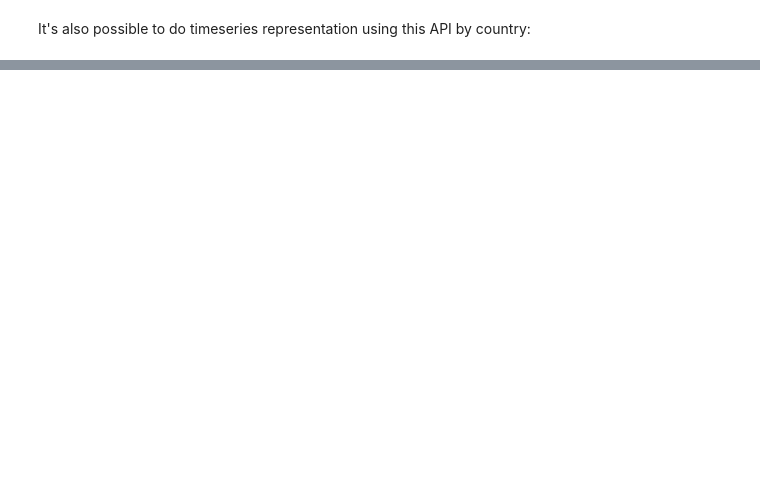
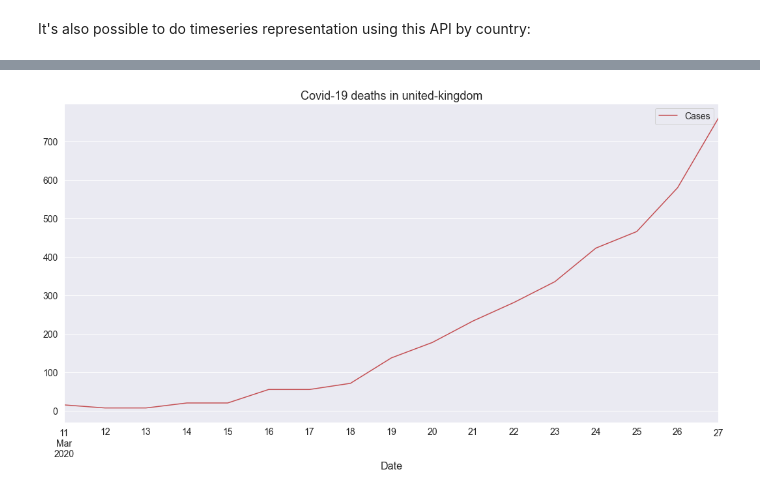
Before and after one commit to malminhas/covid, a Jupyter notebook: index.ipynb, the cells around one changed output, grey strips where cells are left out. Cells and saved outputs as stored; diff of their text form; code cells hidden in the pictures; blank space fills up the shorter version.

```diff
--- a/index.ipynb
+++ b/index.ipynb
@@ -61,0 +92,4 @@ plotCategoryByCountry('confirmed','united-kingdom')
+# %%
+plotCategoryByCountry('deaths', 'united-kingdom', color='r')
+# %% [output]
+[figure, added]
```
Also changed, not shown: parts of 17 cells of this notebook, 2 other files.
